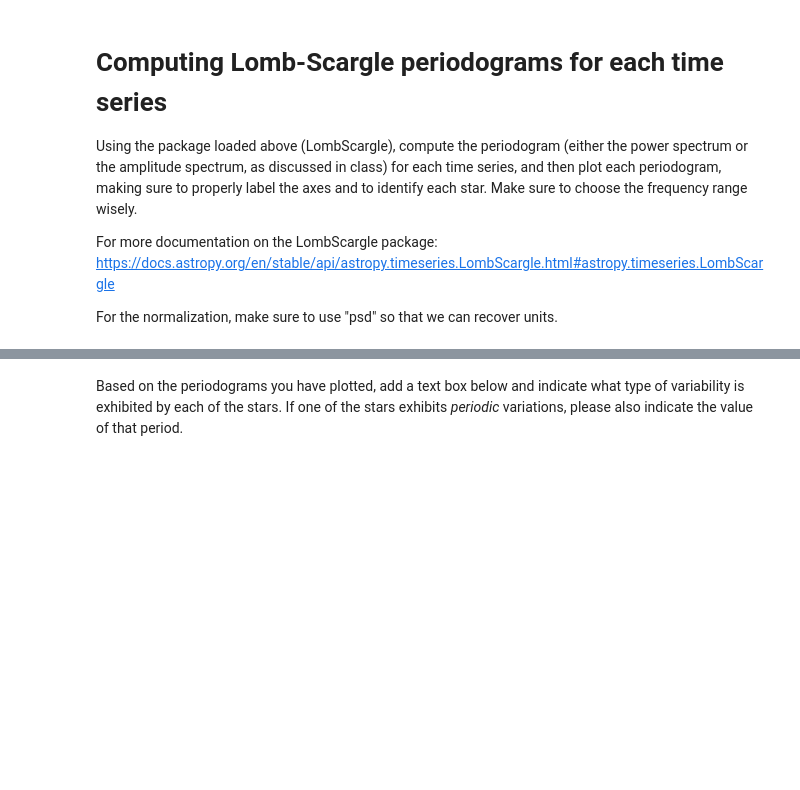
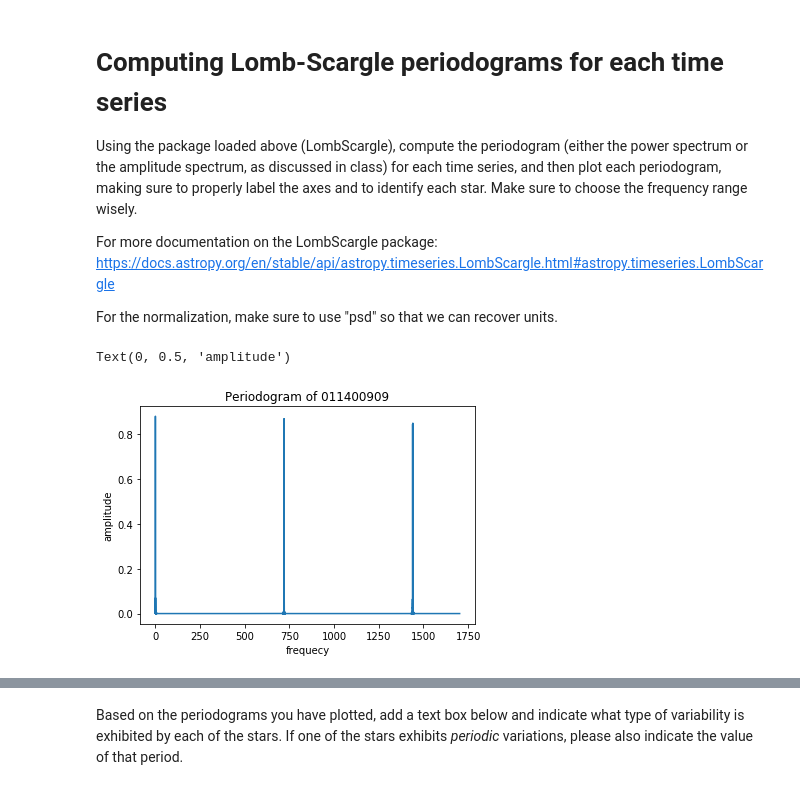
Before and after one commit to cath19/DSPS_-charty-, a Jupyter notebook: HW11/TESSlightcurves_cHarty.ipynb, the cells around one changed output, grey strips where cells are left out. Cells and saved outputs as stored; diff of their text form; code cells hidden in the pictures; blank space fills up the shorter version.

```diff
--- a/HW11/TESSlightcurves_cHarty.ipynb
+++ b/HW11/TESSlightcurves_cHarty.ipynb
@@ -118,0 +119,9 @@ For the normalization, make sure to use "psd" so that we can recover units.
+# %%
+frequency1, power1 = LombScargle(timeSeries1['time'], timeSeries1['mmag']).autopower()
+pl.plot(frequency1, power1)
+pl.title('Periodogram of 011400909')
+pl.xlabel('frequecy')
+pl.ylabel('amplitude')
+# %% [output]
+Text(0, 0.5, 'amplitude')
+[figure, added]
```
Also changed, not shown: parts of 11 cells of this notebook.
